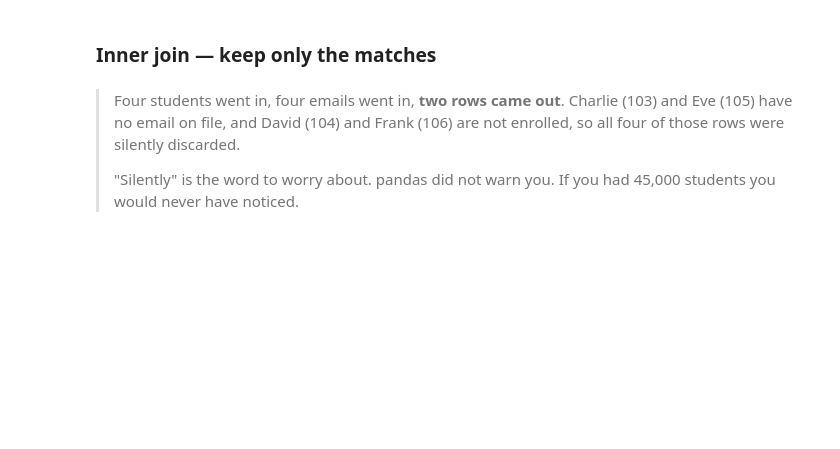
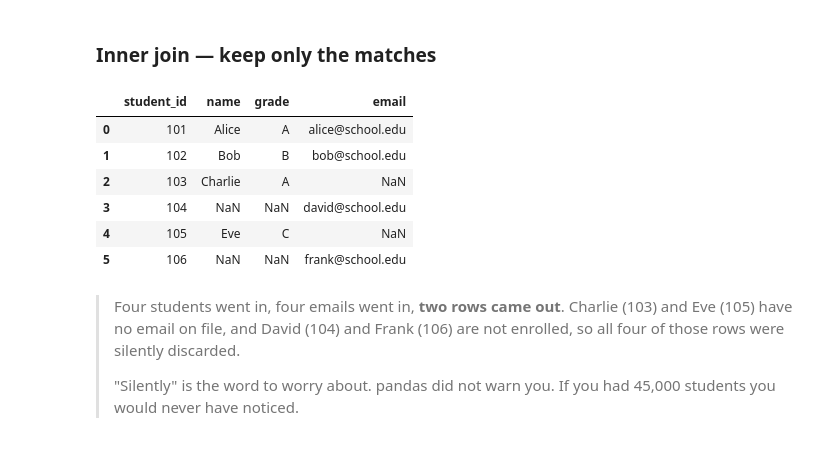
Before and after one commit to elhamod/IS834_Fall_2026, a Jupyter notebook: Session 08 - Combining Data and Intro to Machine Learning/09_Fundamentals_Wrapup_ML1_Intro.ipynb, the cells around one changed output. Saved outputs shown, nothing was run; the diff lists cells and outputs as text; code cells hidden in the pictures; blank space fills up the shorter version.

```diff
--- a/Session 08 - Combining Data and Intro to Machine Learning/09_Fundamentals_Wrapup_ML1_Intro.ipynb
+++ b/Session 08 - Combining Data and Intro to Machine Learning/09_Fundamentals_Wrapup_ML1_Intro.ipynb
@@ -95,12 +108,20 @@ print(emails)
 # %%
 # how="inner" keeps a row only when the student_id is present in BOTH tables.
 result = pd.merge(
     students,
     emails,
     on='student_id',
-    how='inner'
+    how='outer'
 )
 result
+# %% [output]
+|  | student_id | name | grade | email |
+| 0 | 101 | Alice | A | alice@school.edu |
+| 1 | 102 | Bob | B | bob@school.edu |
+| 2 | 103 | Charlie | A | NaN |
+| 3 | 104 | NaN | NaN | david@school.edu |
+| 4 | 105 | Eve | C | NaN |
+| 5 | 106 | NaN | NaN | frank@school.edu |
 # %% [markdown]
 > Four students went in, four emails went in, **two rows came out**. Charlie (103) and Eve (105) have no email on file, and David (104) and Frank (106) are not enrolled, so all four of those rows were silently discarded.
 >
```
Also changed, not shown: parts of 10 cells of this notebook.
